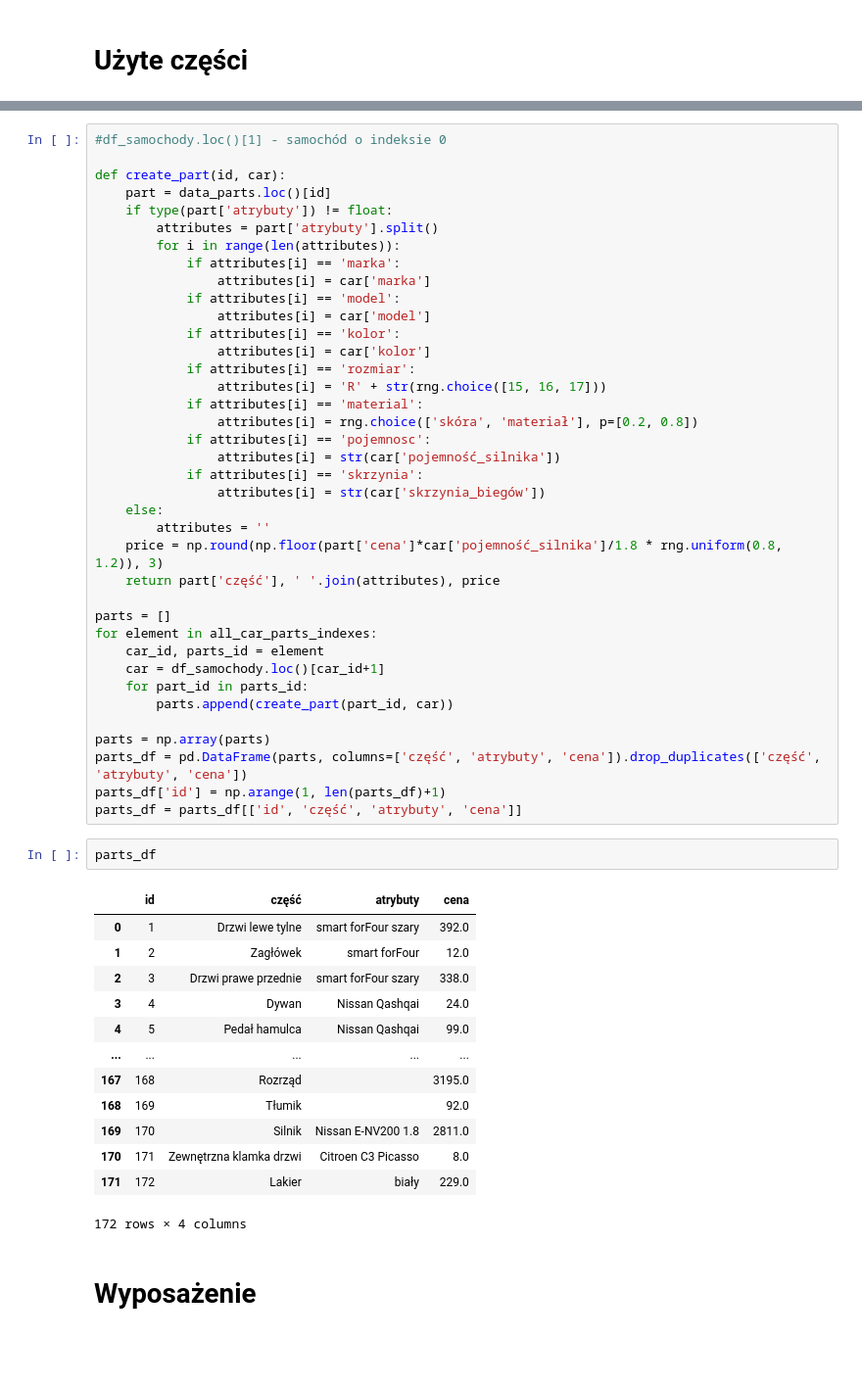
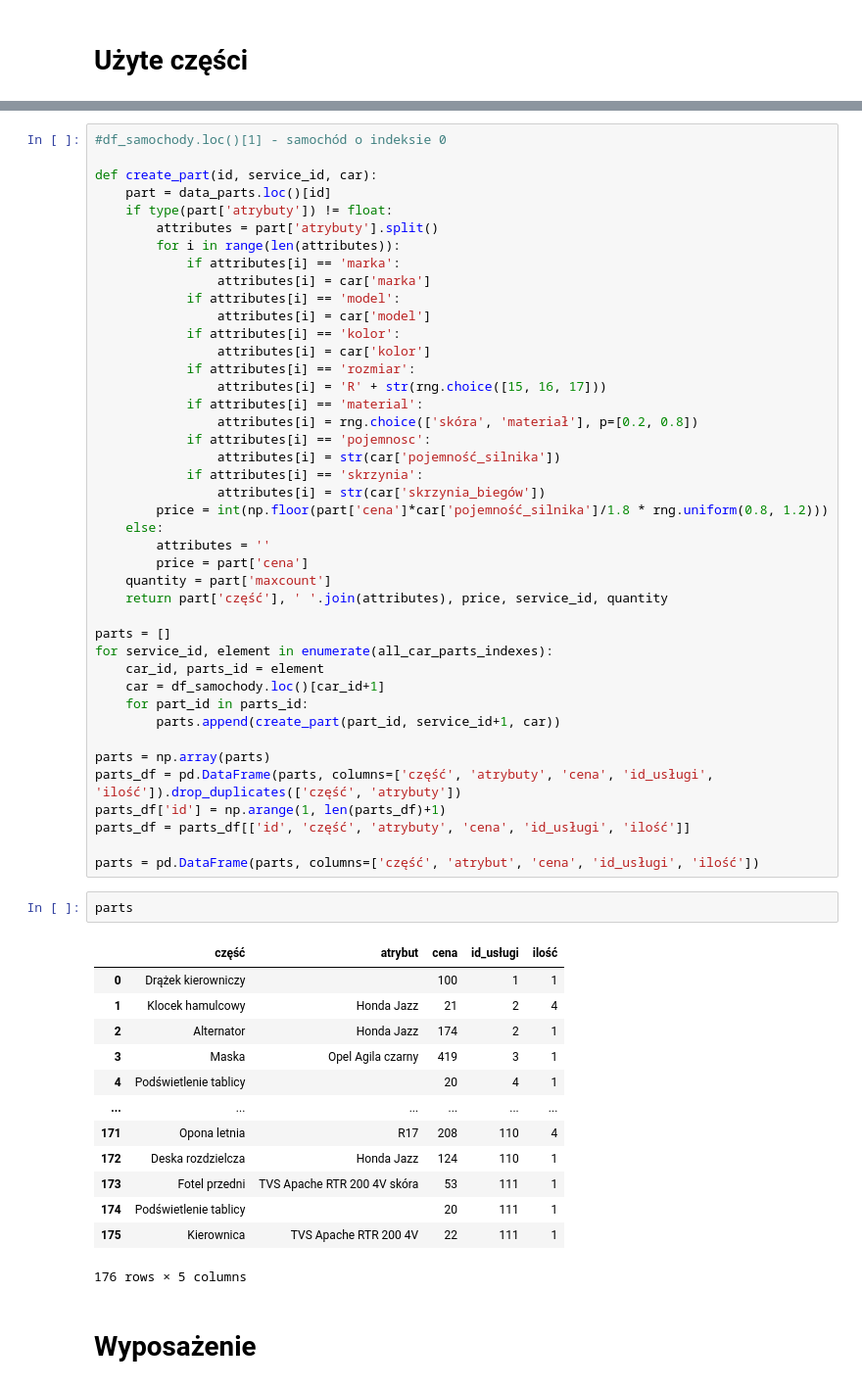
Before and after one commit to knaimadd/BazyDanychKuby, a Jupyter notebook: wypełnianie/tables_fill.ipynb, the cells around one changed output, grey strips where cells are left out. Shown: that part at 98% size. Drawn from its saved outputs; the diff is of its cells as text; blank space fills up the shorter version.

```diff
--- a/wypełnianie/tables_fill.ipynb
+++ b/wypełnianie/tables_fill.ipynb
@@ -412,7 +387,7 @@ print(all_car_parts_indexes)
 # %%
 #df_samochody.loc()[1] - samochód o indeksie 0
 
-def create_part(id, car):
+def create_part(id, service_id, car):
     part = data_parts.loc()[id]
     if type(part['atrybuty']) != float:
         attributes = part['atrybuty'].split()
@@ -431,38 +406,42 @@ def create_part(id, car):
                 attributes[i] = str(car['pojemność_silnika'])
             if attributes[i] == 'skrzynia':
                 attributes[i] = str(car['skrzynia_biegów'])
+        price = int(np.floor(part['cena']*car['pojemność_silnika']/1.8 * rng.uniform(0.8, 1.2)))
     else:
         attributes = ''
-    price = np.round(np.floor(part['cena']*car['pojemność_silnika']/1.8 * rng.uniform(0.8, 1.2)), 3)
-    return part['część'], ' '.join(attributes), price
+        price = part['cena']
+    quantity = part['maxcount']
+    return part['część'], ' '.join(attributes), price, service_id, quantity
 
 parts = []
-for element in all_car_parts_indexes:
+for service_id, element in enumerate(all_car_parts_indexes):
     car_id, parts_id = element
     car = df_samochody.loc()[car_id+1]
     for part_id in parts_id:
-        parts.append(create_part(part_id, car))
+        parts.append(create_part(part_id, service_id+1, car))
 
 parts = np.array(parts)
-parts_df = pd.DataFrame(parts, columns=['część', 'atrybuty', 'cena']).drop_duplicates(['część', 'atrybuty', 'cena'])
+parts_df = pd.DataFrame(parts, columns=['część', 'atrybuty', 'cena', 'id_usługi', 'ilość']).drop_duplicates(['część', 'atrybuty'])
 parts_df['id'] = np.arange(1, len(parts_df)+1)
-parts_df = parts_df[['id', 'część', 'atrybuty', 'cena']]
+parts_df = parts_df[['id', 'część', 'atrybuty', 'cena', 'id_usługi', 'ilość']]
+
+parts = pd.DataFrame(parts, columns=['część', 'atrybut', 'cena', 'id_usługi', 'ilość'])
-# %%
-parts_df
-# %% [output]
-|  | id | część | atrybuty | cena |
-| 0 | 1 | Drzwi lewe tylne | smart forFour szary | 392.0 |
-| 1 | 2 | Zagłówek | smart forFour | 12.0 |
-| 2 | 3 | Drzwi prawe przednie | smart forFour szary | 338.0 |
-| 3 | 4 | Dywan | Nissan Qashqai | 24.0 |
-| 4 | 5 | Pedał hamulca | Nissan Qashqai | 99.0 |
-| ... | ... | ... | ... | ... |
-| 167 | 168 | Rozrząd |  | 3195.0 |
-| 168 | 169 | Tłumik |  | 92.0 |
-| 169 | 170 | Silnik | Nissan E-NV200 1.8 | 2811.0 |
-| 170 | 171 | Zewnętrzna klamka drzwi | Citroen C3 Picasso | 8.0 |
-| 171 | 172 | Lakier | biały | 229.0 |
-172 rows × 4 columns
+# %%
+parts
+# %% [output]
+|  | część | atrybut | cena | id_usługi | ilość |
+| 0 | Drążek kierowniczy |  | 100 | 1 | 1 |
+| 1 | Klocek hamulcowy | Honda Jazz | 21 | 2 | 4 |
+| 2 | Alternator | Honda Jazz | 174 | 2 | 1 |
+| 3 | Maska | Opel Agila czarny | 419 | 3 | 1 |
+| 4 | Podświetlenie tablicy |  | 20 | 4 | 1 |
+| ... | ... | ... | ... | ... | ... |
+| 171 | Opona letnia | R17 | 208 | 110 | 4 |
+| 172 | Deska rozdzielcza | Honda Jazz | 124 | 110 | 1 |
+| 173 | Fotel przedni | TVS Apache RTR 200 4V skóra | 53 | 111 | 1 |
+| 174 | Podświetlenie tablicy |  | 20 | 111 | 1 |
+| 175 | Kierownica | TVS Apache RTR 200 4V | 22 | 111 | 1 |
+176 rows × 5 columns
 # %% [markdown]
 # Wyposażenie
 # %%
```
Also changed, not shown: parts of 16 cells of this notebook, 1 other file.
